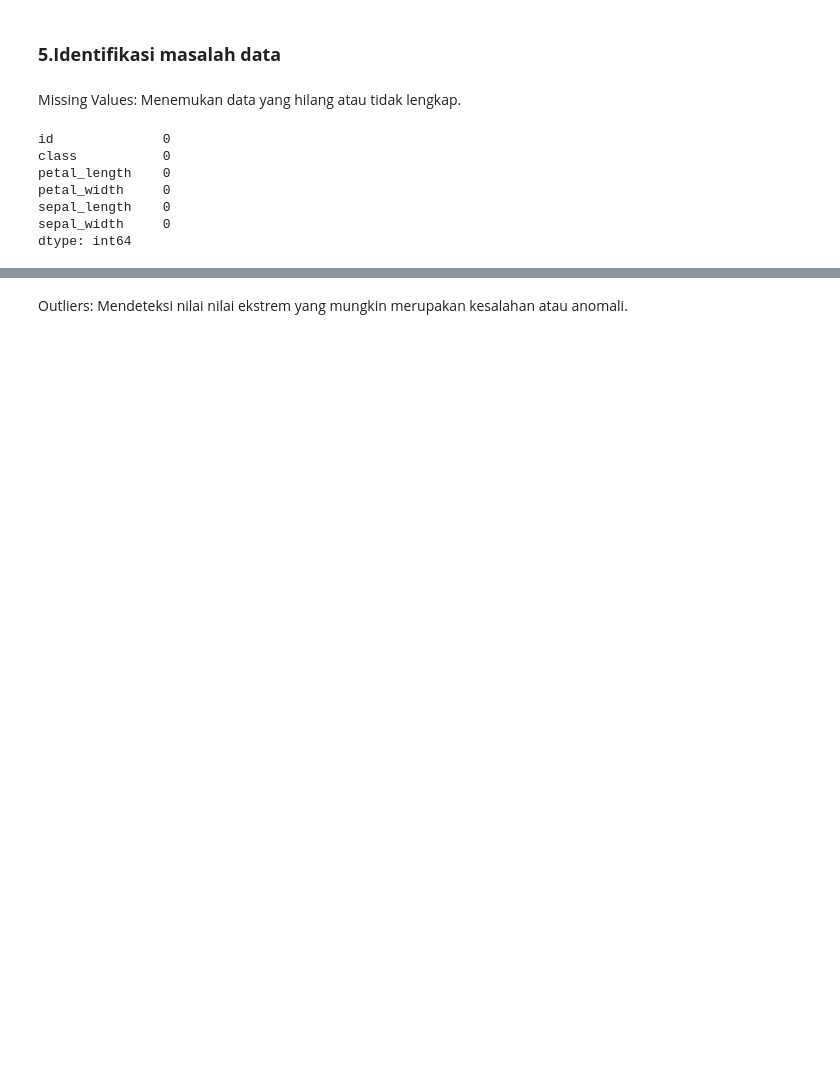
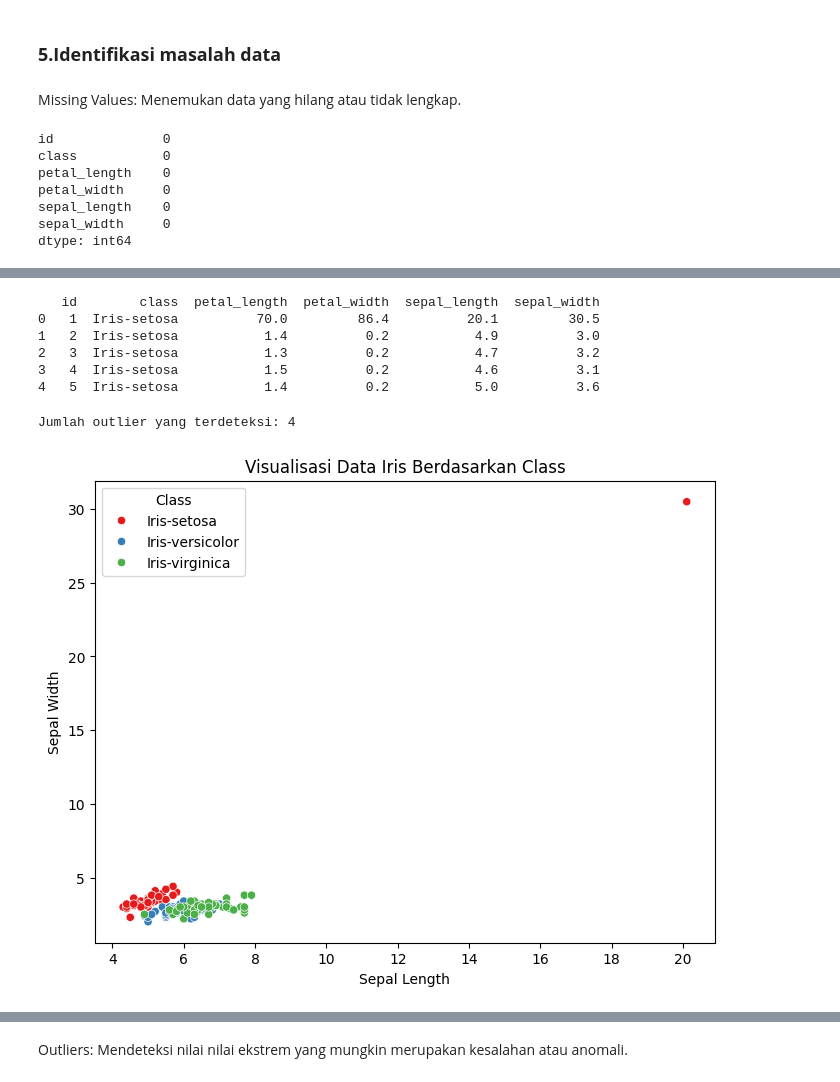
Before and after one commit to rendydevanodanendra/devano, a Jupyter notebook: Tugas_PenambanganDATAD.ipynb, the cells around one changed output, grey strips where cells are left out. Cells and saved outputs as stored; diff of their text form; code cells hidden in the pictures; blank space fills up the shorter version.

```diff
--- a/Tugas_PenambanganDATAD.ipynb
+++ b/Tugas_PenambanganDATAD.ipynb
@@ -420,0 +557,58 @@ dtype: int64
+# %%
+import numpy as np
+import pandas as pd
+import matplotlib.pyplot as plt
+import seaborn as sns
+from sklearn.preprocessing import StandardScaler
+from pyod.models.knn import KNN  # Model KNN untuk deteksi outlier
+
+# Load dataset Iris yang sudah diubah
+data = combined_df
+
+# Menampilkan beberapa baris data
+print(data.head())
+# %% [output]
+   id        class  petal_length  petal_width  sepal_length  sepal_width
+0   1  Iris-setosa          70.0         86.4          20.1         30.5
+1   2  Iris-setosa           1.4          0.2           4.9          3.0
+2   3  Iris-setosa           1.3          0.2           4.7          3.2
+3   4  Iris-setosa           1.5          0.2           4.6          3.1
+4   5  Iris-setosa           1.4          0.2           5.0          3.6
+# %%
+# Hanya gunakan fitur numerik untuk deteksi outlier
+features = ["sepal_length", "sepal_width"]  # Sesuaikan dengan dataset yang sudah diubah
+X = data[features]
+
+# Standarisasi data agar skala seragam
+scaler = StandardScaler()
+X_scaled = scaler.fit_transform(X)
+# %%
+# Model KNN untuk deteksi outlier (k=5)
+knn_model = KNN(n_neighbors=5, method="mean", contamination=0.05)  # 5% data dianggap outlier
+knn_model.fit(X_scaled)
+
+# Prediksi outlier (1 = outlier, 0 = normal)
+outlier_predictions = knn_model.predict(X_scaled)
+
+# Menambahkan kolom hasil deteksi ke dataset
+data["outlier"] = outlier_predictions
+
+# Menampilkan jumlah outlier
+print("Jumlah outlier yang terdeteksi:", sum(outlier_predictions))
+# %% [output]
+Jumlah outlier yang terdeteksi: 4
+# %%
+import matplotlib.pyplot as plt
+import seaborn as sns
+
+plt.figure(figsize=(8,6))
+
+sns.scatterplot(data=data, x="sepal_length", y="sepal_width", hue="class", palette="Set1")
+
+plt.title("Visualisasi Data Iris Berdasarkan Class")
+plt.xlabel("Sepal Length")
+plt.ylabel("Sepal Width")
+plt.legend(title="Class")
+plt.show()
+# %% [output]
+[figure, added]
```
Also changed, not shown: parts of 16 cells of this notebook, 1 other file.
